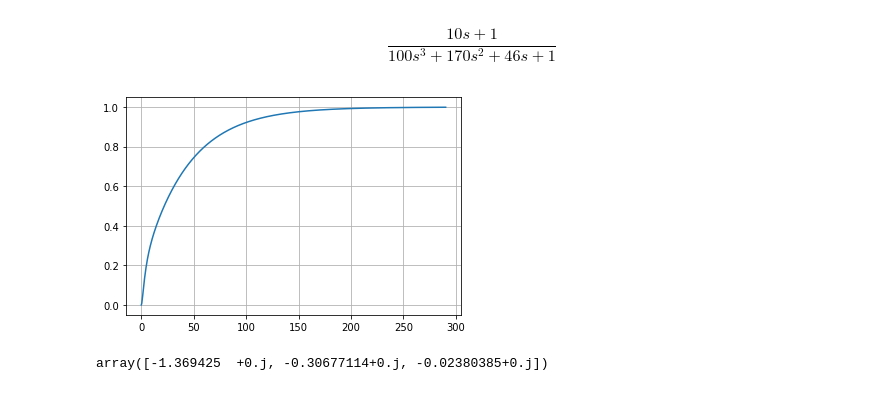
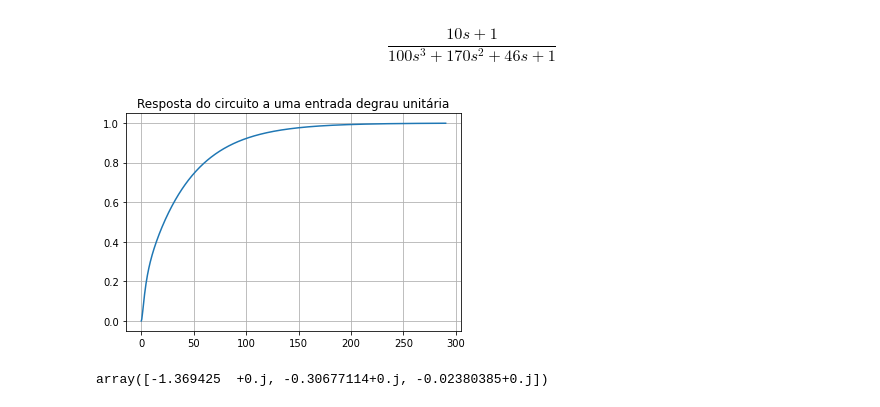
Before and after one commit to JoaoYukio/PCO119, a Jupyter notebook: Atividade 1/exercicio3.ipynb, the cells around one changed output. Cells and saved outputs as stored; diff of their text form; code cells hidden in the pictures.

```diff
--- a/Atividade 1/exercicio3.ipynb
+++ b/Atividade 1/exercicio3.ipynb
@@ -20,9 +20,10 @@ import matplotlib.pyplot as plt
 # %%
 plt.plot(yout, T)
 plt.grid()
+plt.title("Resposta do circuito a uma entrada degrau unitária")
 plt.show()
 # %% [output]
-[figure, old version]
+[figure, new version]
 # %%
 control.pole(Vo)
 # %% [output]
```
Also changed, not shown: 3 other files.
